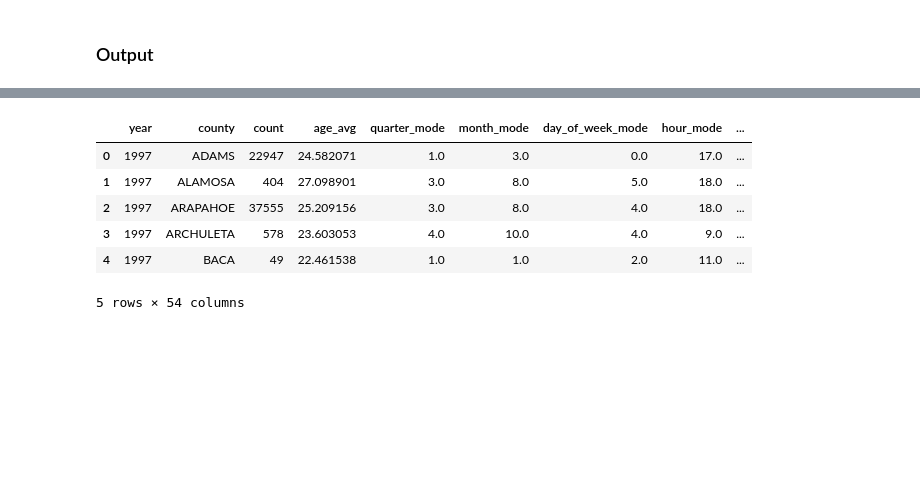
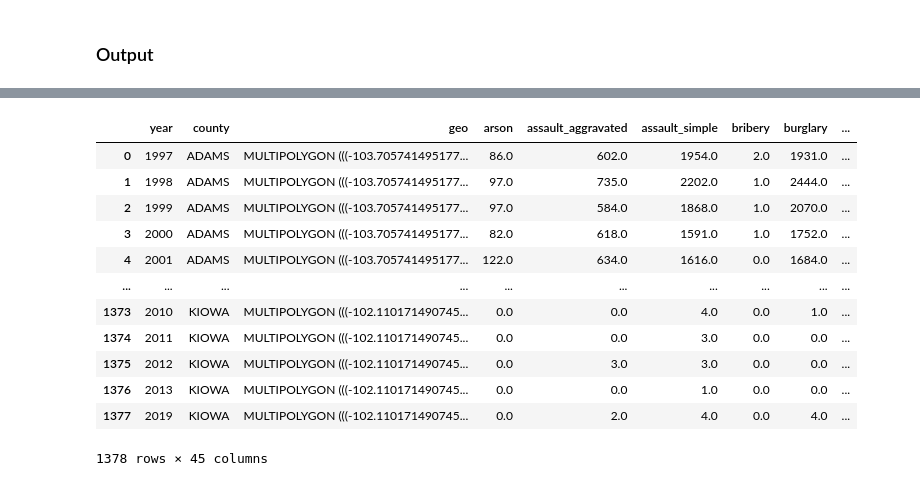
Before and after one commit to bia-capstone/crime, a Jupyter notebook: prepared_data/crime_records/aggregate_crime.ipynb, the cells around one changed output, grey strips where cells are left out. Cells and saved outputs as stored; diff of their text form; code cells hidden in the pictures; blank space fills up the shorter version.

```diff
--- a/prepared_data/crime_records/aggregate_crime.ipynb
+++ b/prepared_data/crime_records/aggregate_crime.ipynb
@@ -48,0 +28,12 @@ df_raw
+# %%
+import crime as cr
+import pandas as pd, numpy as np
+
+df_raw = pd.read_csv("output/all.csv")
+geo = pd.read_csv('../geo/output/geo_county_school.csv').rename(columns={'geo_county':'geo'})
+geo = geo.groupby('county').agg('first').reset_index()[['county', 'geo']]
+pop = pd.read_csv('../county_stats/output/county_population.csv')
+pop = pop[pop.year >= 1997]
+pop = pop[pop.year <= 2019].reset_index(drop=True)
+pop = pop[['year', 'county', 'total']].rename(columns={'total':'pop'})
+display(df_raw.shape, df_raw.head(3), geo.shape, geo.head(3), pop.shape, pop.head(3))
@@ -158,7 +166,7 @@ for c in df_modes.columns:
         df_modes = df_modes.rename(columns={c: f'{c}_mode'})
 # %%
 # Convert count and average
-df_count = df[INDEX + ['date']].groupby(INDEX).count().reset_index().rename(columns={'date': 'count'})
+df_count = df[INDEX + ['date']].groupby(INDEX).count().reset_index().rename(columns={'date': 'cr_count'})
 
 df_avg = df[INDEX + ['age']].groupby(INDEX).mean().reset_index().rename(columns={'age': 'age_avg'})
 # %% [markdown]
@@ -170,4 +178,9 @@ df = df.merge(df_modes, on=INDEX)
 # %%
 # Summed aggregations for dummies: 2 versions
 df_cat = df.merge(dum_cat, on=INDEX)
+df_cat = df_cat.merge(pop, on=['year', 'county'])
+df_cat.insert(2, 'pop', df_cat.pop('pop'))
+
 df_name = df.merge(dum_name, on=INDEX)
+df_name = df_name.merge(pop, on=['year', 'county'])
+df_name.insert(2, 'pop', df_name.pop('pop'))
@@ -173,0 +189,19 @@ df_name = df.merge(dum_name, on=INDEX)
+# %%
+INDEX = ['year', 'county', 'geo']
+df_cat = df_cat.merge(geo, on='county')
+df_cat.insert(2, 'geo', df_cat.pop('geo'))
+
+df_name = df_name.merge(geo, on='county')
+df_name.insert(2, 'geo', df_name.pop('geo'))
+
+BASE_COLS = ['pop', 'cr_count', 'age_avg', 'quarter_mode', 'month_mode', 'day_of_week_mode', 'hour_mode', 'against_person', 'against_property', 'against_society', 'not_a_crime']
+
+df_base = df_cat.copy()[INDEX + BASE_COLS]
+df_base.insert(5, 'cr_rate', df_base.cr_count / df_base['pop'] * 100_000)
+for i in ['against_person', 'against_property', 'against_society']:
+    df_base[f'{i}_rate'] = df_base[i] / df_base['pop'] * 100_000
+
+df_cat = df_cat.drop(columns=BASE_COLS)
+df_name = df_name.drop(columns=BASE_COLS)
+
+display(df_base.shape, df_base.head(3), df_cat.shape, df_cat.head(3), df_name.shape, df_name.head(3))
@@ -189,10 +379,16 @@ df_cat.head()
 # %%
-df_name.head()
+df_name
 # %% [output]
-|  | year | county | count | age_avg | quarter_mode | month_mode | day_of_week_mode | hour_mode | ... |
-| 0 | 1997 | ADAMS | 22947 | 24.582071 | 1.0 | 3.0 | 0.0 | 17.0 | ... |
-| 1 | 1997 | ALAMOSA | 404 | 27.098901 | 3.0 | 8.0 | 5.0 | 18.0 | ... |
-| 2 | 1997 | ARAPAHOE | 37555 | 25.209156 | 3.0 | 8.0 | 4.0 | 18.0 | ... |
-| 3 | 1997 | ARCHULETA | 578 | 23.603053 | 4.0 | 10.0 | 4.0 | 9.0 | ... |
-| 4 | 1997 | BACA | 49 | 22.461538 | 1.0 | 1.0 | 2.0 | 11.0 | ... |
+|  | year | county | geo | arson | assault_aggravated | assault_simple | bribery | burglary | ... |
+| 0 | 1997 | ADAMS | MULTIPOLYGON (((-103.705741495177... | 86.0 | 602.0 | 1954.0 | 2.0 | 1931.0 | ... |
+| 1 | 1998 | ADAMS | MULTIPOLYGON (((-103.705741495177... | 97.0 | 735.0 | 2202.0 | 1.0 | 2444.0 | ... |
+| 2 | 1999 | ADAMS | MULTIPOLYGON (((-103.705741495177... | 97.0 | 584.0 | 1868.0 | 1.0 | 2070.0 | ... |
+| 3 | 2000 | ADAMS | MULTIPOLYGON (((-103.705741495177... | 82.0 | 618.0 | 1591.0 | 1.0 | 1752.0 | ... |
+| 4 | 2001 | ADAMS | MULTIPOLYGON (((-103.705741495177... | 122.0 | 634.0 | 1616.0 | 0.0 | 1684.0 | ... |
+| ... | ... | ... | ... | ... | ... | ... | ... | ... | ... |
+| 1373 | 2010 | KIOWA | MULTIPOLYGON (((-102.110171490745... | 0.0 | 0.0 | 4.0 | 0.0 | 1.0 | ... |
+| 1374 | 2011 | KIOWA | MULTIPOLYGON (((-102.110171490745... | 0.0 | 0.0 | 3.0 | 0.0 | 0.0 | ... |
+| 1375 | 2012 | KIOWA | MULTIPOLYGON (((-102.110171490745... | 0.0 | 3.0 | 3.0 | 0.0 | 0.0 | ... |
+| 1376 | 2013 | KIOWA | MULTIPOLYGON (((-102.110171490745... | 0.0 | 0.0 | 1.0 | 0.0 | 0.0 | ... |
+| 1377 | 2019 | KIOWA | MULTIPOLYGON (((-102.110171490745... | 0.0 | 2.0 | 4.0 | 0.0 | 4.0 | ... |
-5 rows × 54 columns
+1378 rows × 45 columns
```
Also changed, not shown: parts of 17 cells of this notebook, 12 other files.
